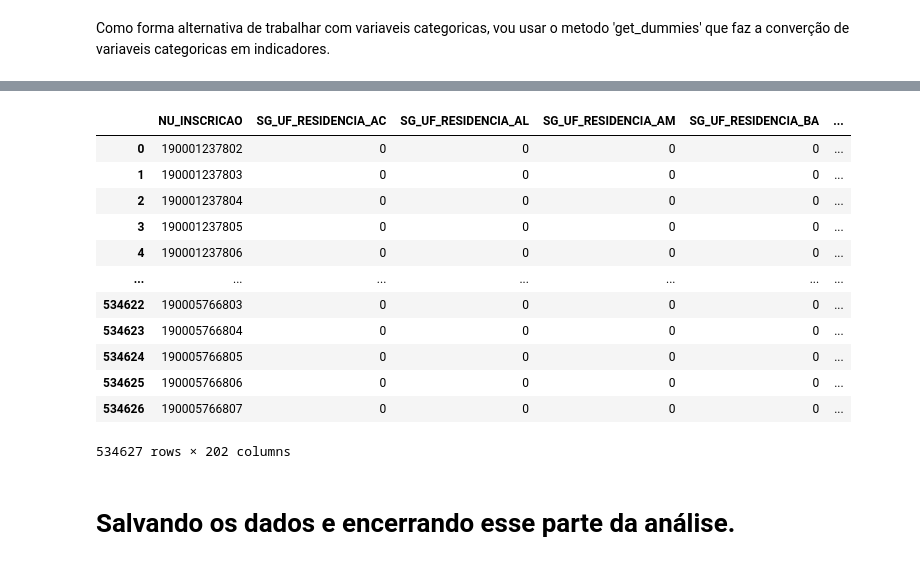
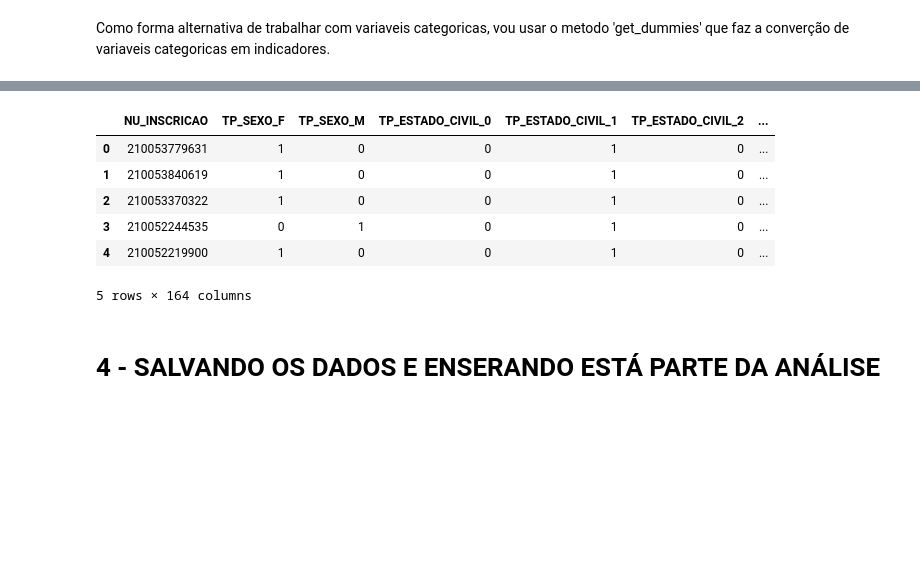
Before and after one commit to leandrosantana09/enem, a Jupyter notebook: object_base.ipynb, the cells around one changed output, grey strips where cells are left out. Cells and saved outputs as stored; diff of their text form; code cells hidden in the pictures; blank space fills up the shorter version.

```diff
--- a/object_base.ipynb
+++ b/object_base.ipynb
@@ -135,0 +100,9 @@ base.head(10)
+# %%
+# conversão das colunas para object
+
+base['TP_ESTADO_CIVIL'] = base['TP_ESTADO_CIVIL'].astype(object)
+base['TP_COR_RACA'] = base['TP_COR_RACA'].astype(object)
+base['TP_NACIONALIDADE'] = base['TP_NACIONALIDADE'].astype(object)
+base['TP_ESCOLA'] = base['TP_ESCOLA'].astype(object)
+base['TP_ENSINO'] = base['TP_ENSINO'].astype(object)
+base['Q005'] = base['Q005'].astype(object)
@@ -155,23 +136,14 @@ base_object
-# %%
-base_object.insert(0, 'NU_INSCRICAO',                # Add a coluna 'NU_INSCRICAO',
-                   base['NU_INSCRICAO'].to_list(),   # sera usada como chave para a união dos dados no arquivo 'base_analise'
-                   True
-                   )
-base_object
-# %% [output]
-|  | NU_INSCRICAO | SG_UF_RESIDENCIA_AC | SG_UF_RESIDENCIA_AL | SG_UF_RESIDENCIA_AM | SG_UF_RESIDENCIA_BA | ... |
-| 0 | 190001237802 | 0 | 0 | 0 | 0 | ... |
-| 1 | 190001237803 | 0 | 0 | 0 | 0 | ... |
-| 2 | 190001237804 | 0 | 0 | 0 | 0 | ... |
-| 3 | 190001237805 | 0 | 0 | 0 | 0 | ... |
-| 4 | 190001237806 | 0 | 0 | 0 | 0 | ... |
-| ... | ... | ... | ... | ... | ... | ... |
-| 534622 | 190005766803 | 0 | 0 | 0 | 0 | ... |
-| 534623 | 190005766804 | 0 | 0 | 0 | 0 | ... |
-| 534624 | 190005766805 | 0 | 0 | 0 | 0 | ... |
-| 534625 | 190005766806 | 0 | 0 | 0 | 0 | ... |
-| 534626 | 190005766807 | 0 | 0 | 0 | 0 | ... |
-534627 rows × 202 columns
-# %% [markdown]
-# Salvando os dados e encerrando esse parte da análise.
+# %%
+base = pd.get_dummies(data=base)
+base.head(5)
+# %% [output]
+|  | NU_INSCRICAO | TP_SEXO_F | TP_SEXO_M | TP_ESTADO_CIVIL_0 | TP_ESTADO_CIVIL_1 | TP_ESTADO_CIVIL_2 | ... |
+| 0 | 210053779631 | 1 | 0 | 0 | 1 | 0 | ... |
+| 1 | 210053840619 | 1 | 0 | 0 | 1 | 0 | ... |
+| 2 | 210053370322 | 1 | 0 | 0 | 1 | 0 | ... |
+| 3 | 210052244535 | 0 | 1 | 0 | 1 | 0 | ... |
+| 4 | 210052219900 | 1 | 0 | 0 | 1 | 0 | ... |
+5 rows × 164 columns
+# %% [markdown]
+# 4 - SALVANDO OS DADOS E ENSERANDO ESTÁ PARTE DA ANÁLISE
 # %%
```
Also changed, not shown: parts of 26 cells of this notebook, 5 other files.
